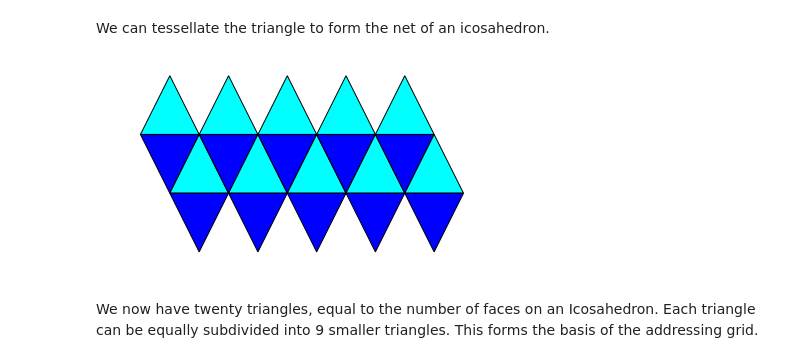
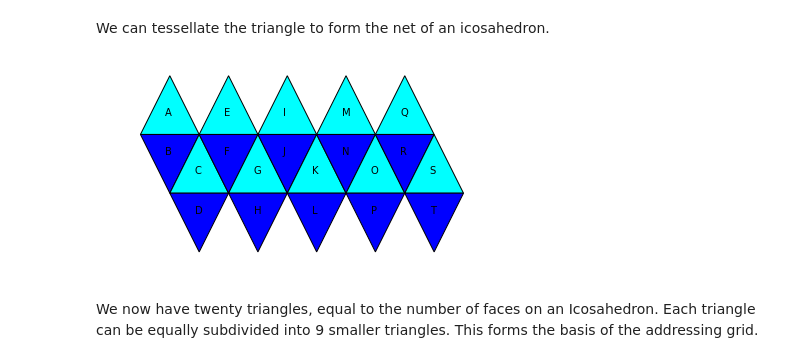
Before and after one commit to data-navigator/dggs, a Jupyter notebook: notebooks/Exploring Discrete Global Grid Systems.ipynb, the cells around one changed output. Saved outputs shown, nothing was run; the diff lists cells and outputs as text; code cells hidden in the pictures.

Commit message:
Added cell addressing and grouping information.

```diff
--- a/notebooks/Exploring Discrete Global Grid Systems.ipynb
+++ b/notebooks/Exploring Discrete Global Grid Systems.ipynb
@@ -44,35 +45,39 @@ vertices= [
     [[1,0],[1.5,1],[2,0]],
     [[1,0],[1.5,-1],[2,0]],
     [[1.5,-1],[2.5,-1],[2,0]],
     [[1.5,-1],[2,-2],[2.5,-1]],
     [[2,0],[2.5,1],[3,0]],
     [[2,0],[2.5,-1],[3,0]],
     [[2.5,-1],[3.5,-1],[3,0]],
     [[2.5,-1],[3,-2],[3.5,-1]],
     [[3,0],[3.5,1],[4,0]],
     [[3,0],[3.5,-1],[4,0]],
     [[3.5,-1],[4.5,-1],[4,0]],
     [[3.5,-1],[4,-2],[4.5,-1]],
     [[4,0],[4.5,1],[5,0]],
     [[4,0],[4.5,-1],[5,0]],
     [[4.5,-1],[5.5,-1],[5,0]],
     [[4.5,-1],[5,-2],[5.5,-1]],
 ]
 
 fig1 = plt.figure()
 ax1 = fig1.add_subplot(111, aspect='equal')
 ax1.set_xlim((-0.1,5.6))
 ax1.set_ylim((-2.1,1.1))
 
 for i, v in enumerate(vertices):
     c = 'cyan' if i%2 is 0 else 'blue'
-    t = Triangle(i, str(i), v, c)
+    t = Triangle(i, string.ascii_uppercase[i], v, c)
     ax1.add_patch(t.patch)
+    ax1.annotate(t.address,
+                 xy=t.centroid,
+                 xytext=(t.centroid[0] - 0.075, t.centroid[1]),
+                 horizontalalignment='left')
 
 plt.axis('off')
 plt.show()
 # %% [output]
-[figure, old version]
+[figure, new version]
 # %% [markdown]
 We now have twenty triangles, equal to the number of faces on an Icosahedron. Each triangle can be equally subdivided into 9 smaller triangles. This forms the basis of the addressing grid.
 # %%
```
Also changed, not shown: parts of 10 cells of this notebook.
